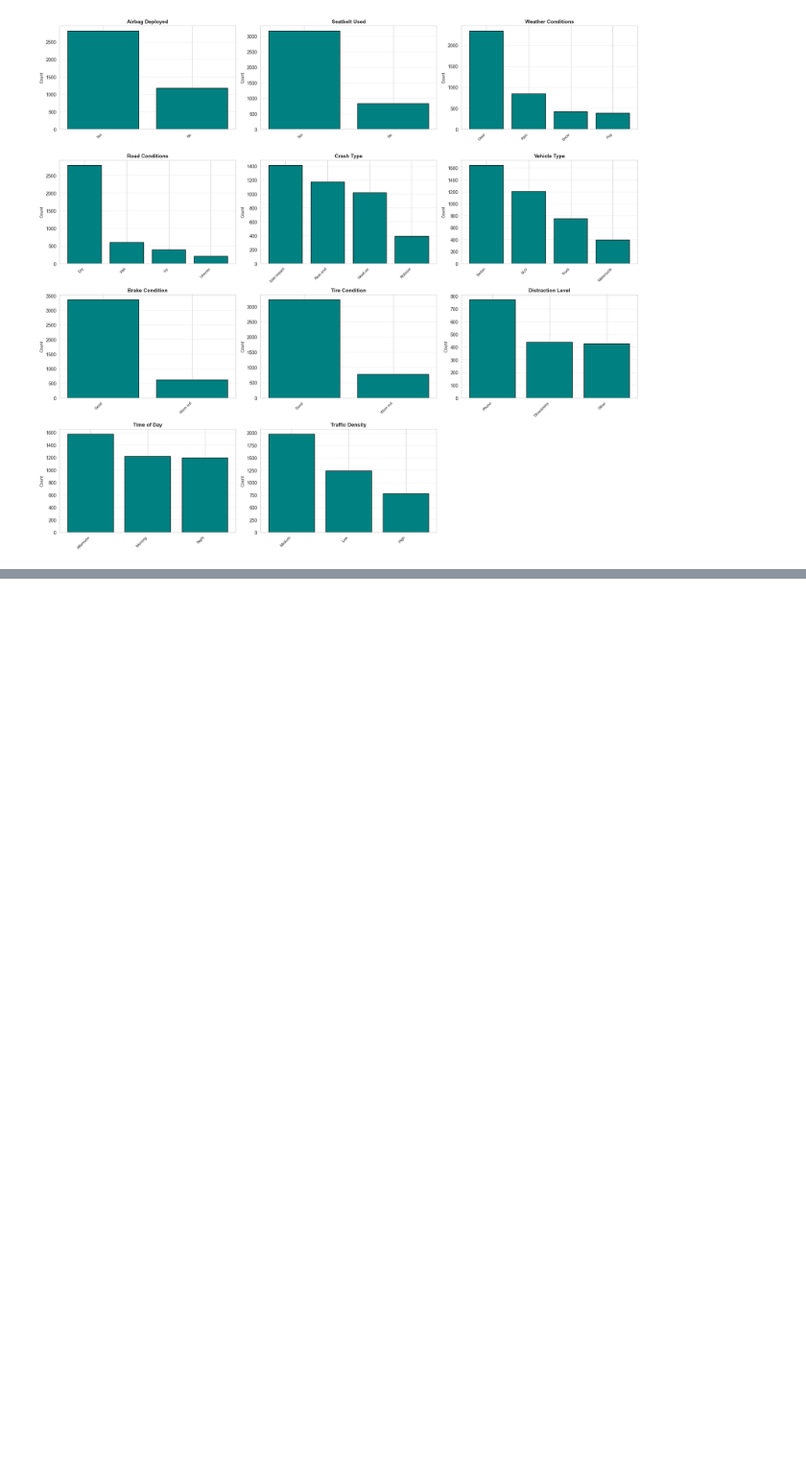
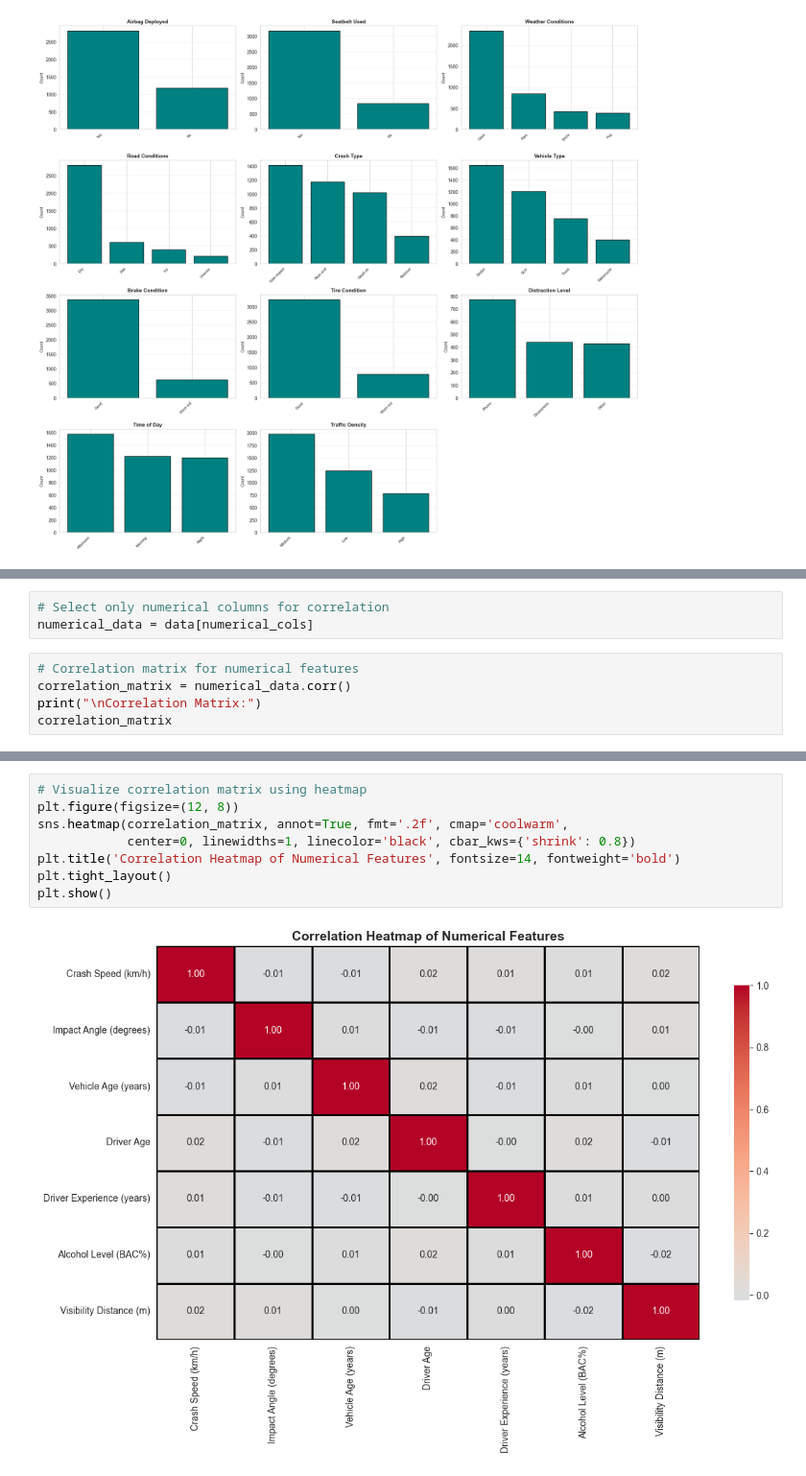
Before and after one commit to PAIshanMadusha/car-crash-severity-prediction-model, a Jupyter notebook: notebooks/car_crash_severity_prediction.ipynb, the cells around one changed output, grey strips where cells are left out. Shown at 96% size. Saved outputs shown, nothing was run; the diff lists cells and outputs as text; blank space fills up the shorter version.

Commit message:
Correlation matrix visualization

```diff
--- a/notebooks/car_crash_severity_prediction.ipynb
+++ b/notebooks/car_crash_severity_prediction.ipynb
@@ -311,0 +314,8 @@ plt.show()
+# %%
+# Select only numerical columns for correlation
+numerical_data = data[numerical_cols]
+# %%
+# Correlation matrix for numerical features
+correlation_matrix = numerical_data.corr()
+print("\nCorrelation Matrix:")
+correlation_matrix
@@ -311,0 +332,10 @@ plt.show()
+# %%
+# Visualize correlation matrix using heatmap
+plt.figure(figsize=(12, 8))
+sns.heatmap(correlation_matrix, annot=True, fmt='.2f', cmap='coolwarm',
+            center=0, linewidths=1, linecolor='black', cbar_kws={'shrink': 0.8})
+plt.title('Correlation Heatmap of Numerical Features', fontsize=14, fontweight='bold')
+plt.tight_layout()
+plt.show()
+# %% [output]
+[figure, added]
```
Also changed, not shown: parts of 2 cells of this notebook.
